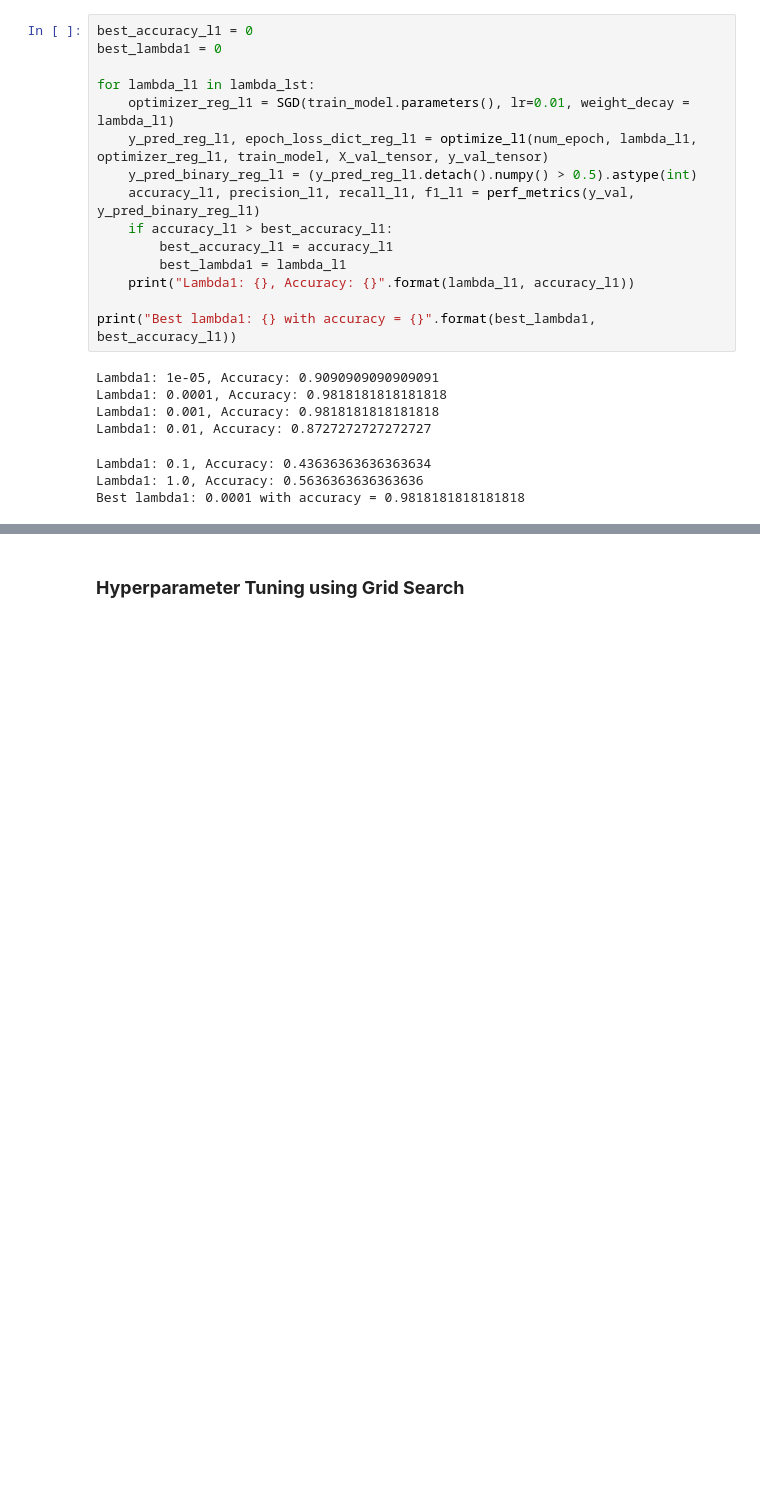
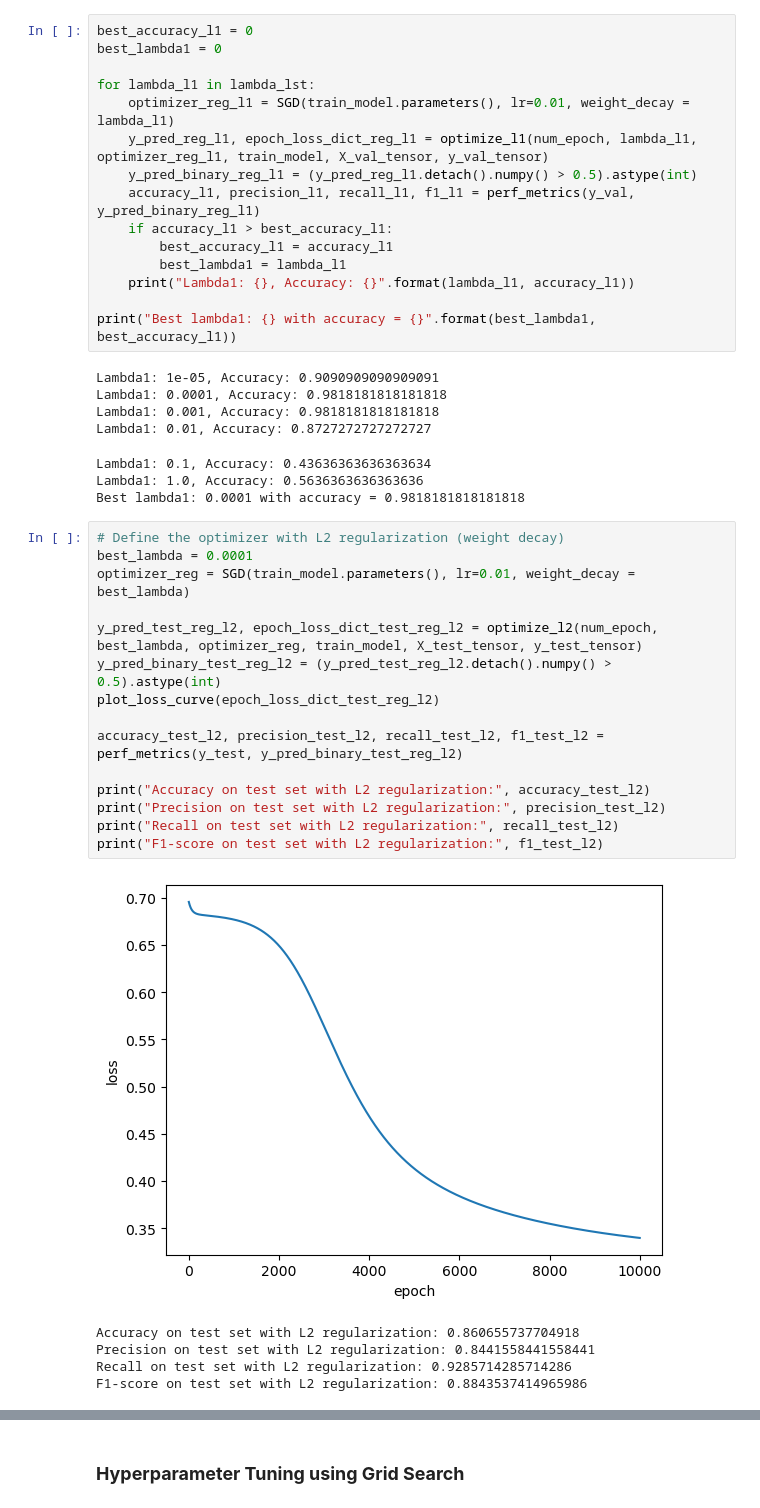
Before and after one commit to thuvu17/ml-train-heart-attack, a Jupyter notebook: heart_attack_NN.ipynb, the cells around one changed output, grey strips where cells are left out. Saved outputs shown, nothing was run; the diff lists cells and outputs as text; blank space fills up the shorter version.

Commit message:
reg on test set

```diff
--- a/heart_attack_NN.ipynb
+++ b/heart_attack_NN.ipynb
@@ -409,3 +409,24 @@ Lambda1: 0.01, Accuracy: 0.8727272727272727
 Lambda1: 0.1, Accuracy: 0.43636363636363634
 Lambda1: 1.0, Accuracy: 0.5636363636363636
 Best lambda1: 0.0001 with accuracy = 0.9818181818181818
+# %%
+# Define the optimizer with L2 regularization (weight decay)
+best_lambda = 0.0001
+optimizer_reg = SGD(train_model.parameters(), lr=0.01, weight_decay = best_lambda)
+
+y_pred_test_reg_l2, epoch_loss_dict_test_reg_l2 = optimize_l2(num_epoch, best_lambda, optimizer_reg, train_model, X_test_tensor, y_test_tensor)
+y_pred_binary_test_reg_l2 = (y_pred_test_reg_l2.detach().numpy() > 0.5).astype(int)
+plot_loss_curve(epoch_loss_dict_test_reg_l2)
+
+accuracy_test_l2, precision_test_l2, recall_test_l2, f1_test_l2 = perf_metrics(y_test, y_pred_binary_test_reg_l2)
+
+print("Accuracy on test set with L2 regularization:", accuracy_test_l2)
+print("Precision on test set with L2 regularization:", precision_test_l2)
+print("Recall on test set with L2 regularization:", recall_test_l2)
+print("F1-score on test set with L2 regularization:", f1_test_l2)
+# %% [output]
+[figure, added]
+Accuracy on test set with L2 regularization: 0.860655737704918
+Precision on test set with L2 regularization: 0.8441558441558441
+Recall on test set with L2 regularization: 0.9285714285714286
+F1-score on test set with L2 regularization: 0.8843537414965986
```
Also changed, not shown: parts of 9 cells of this notebook.
